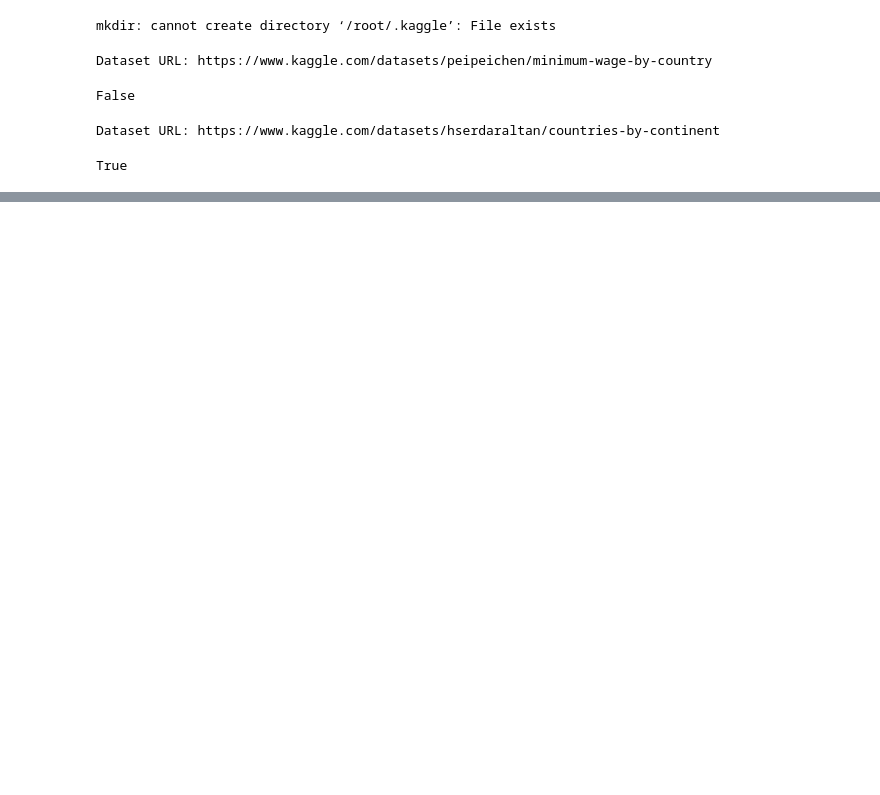
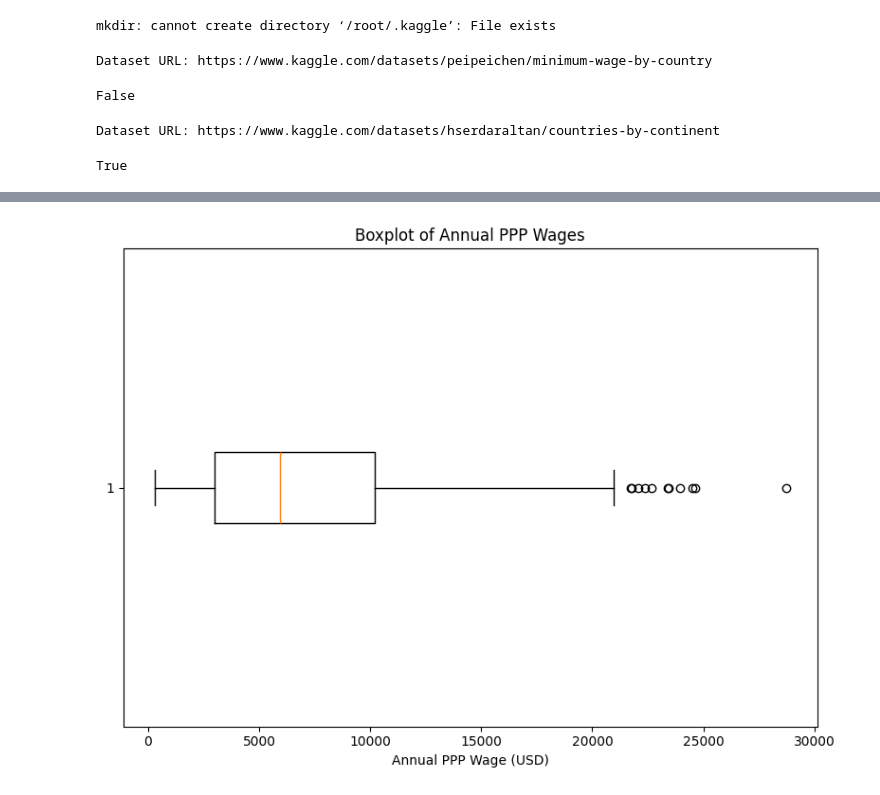
Before and after one commit to ira235/Minimum-Wage-Analysis, a Jupyter notebook: Copy_of_Minimum_Wage_Analysis.ipynb, the cells around one changed output, grey strips where cells are left out. Drawn from its saved outputs; the diff is of its cells as text; code cells hidden in the pictures; blank space fills up the shorter version.

```diff
--- a/Copy_of_Minimum_Wage_Analysis.ipynb
+++ b/Copy_of_Minimum_Wage_Analysis.ipynb
@@ -166,0 +175,12 @@ lowest_ppp
+# %%
+#Question 3 Pt2
+# Boxplot for annual PPP wage
+plt.figure(figsize=(8, 6))
+plt.boxplot(df['annual_ppp_usd'], vert=False)
+plt.title('Boxplot of Annual PPP Wages')
+plt.xlabel('Annual PPP Wage (USD)')
+plt.tight_layout()
+plt.savefig("boxplot_annual_ppp.png")
+plt.show()
+# %% [output]
+[figure, added]
```
Also changed, not shown: parts of 25 cells of this notebook.
